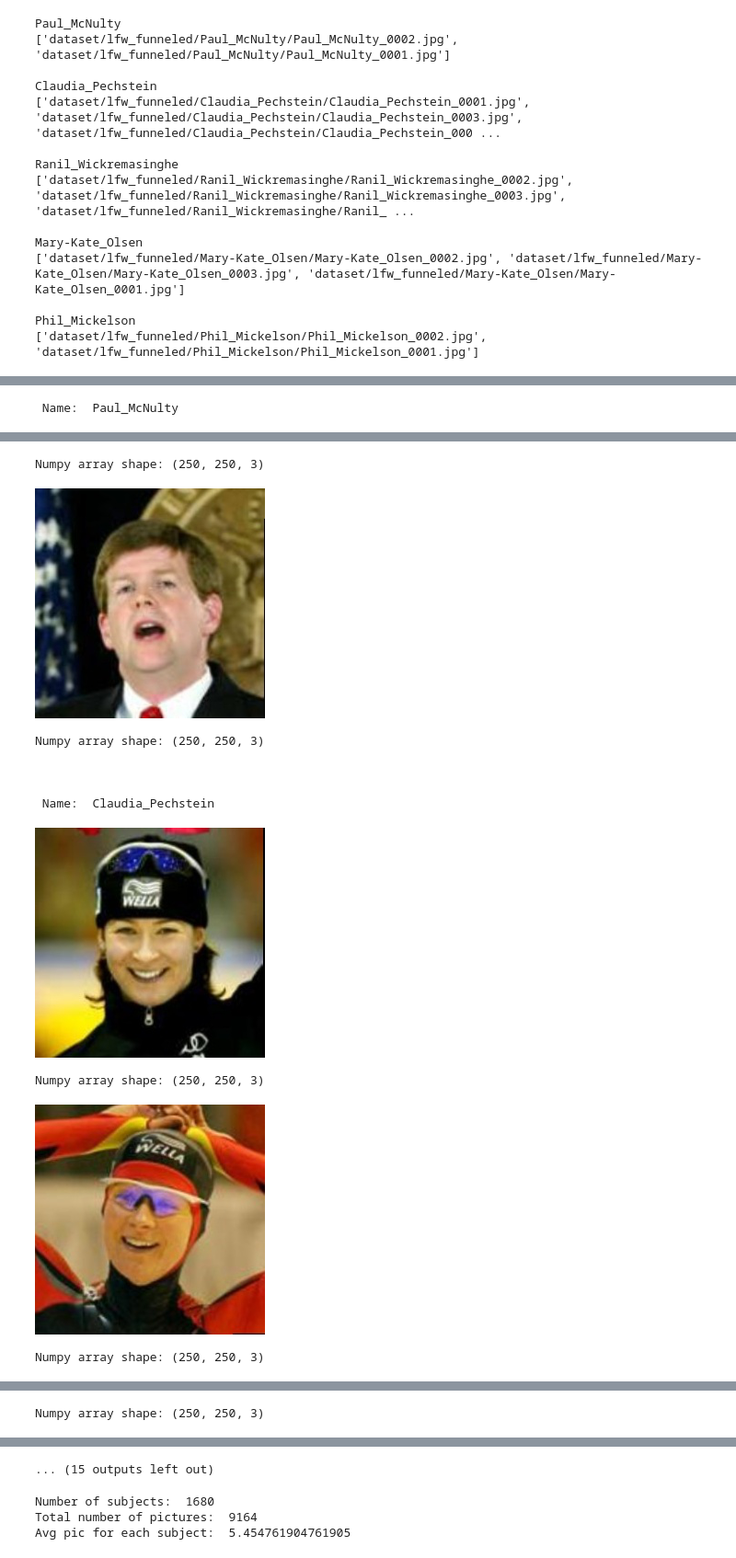
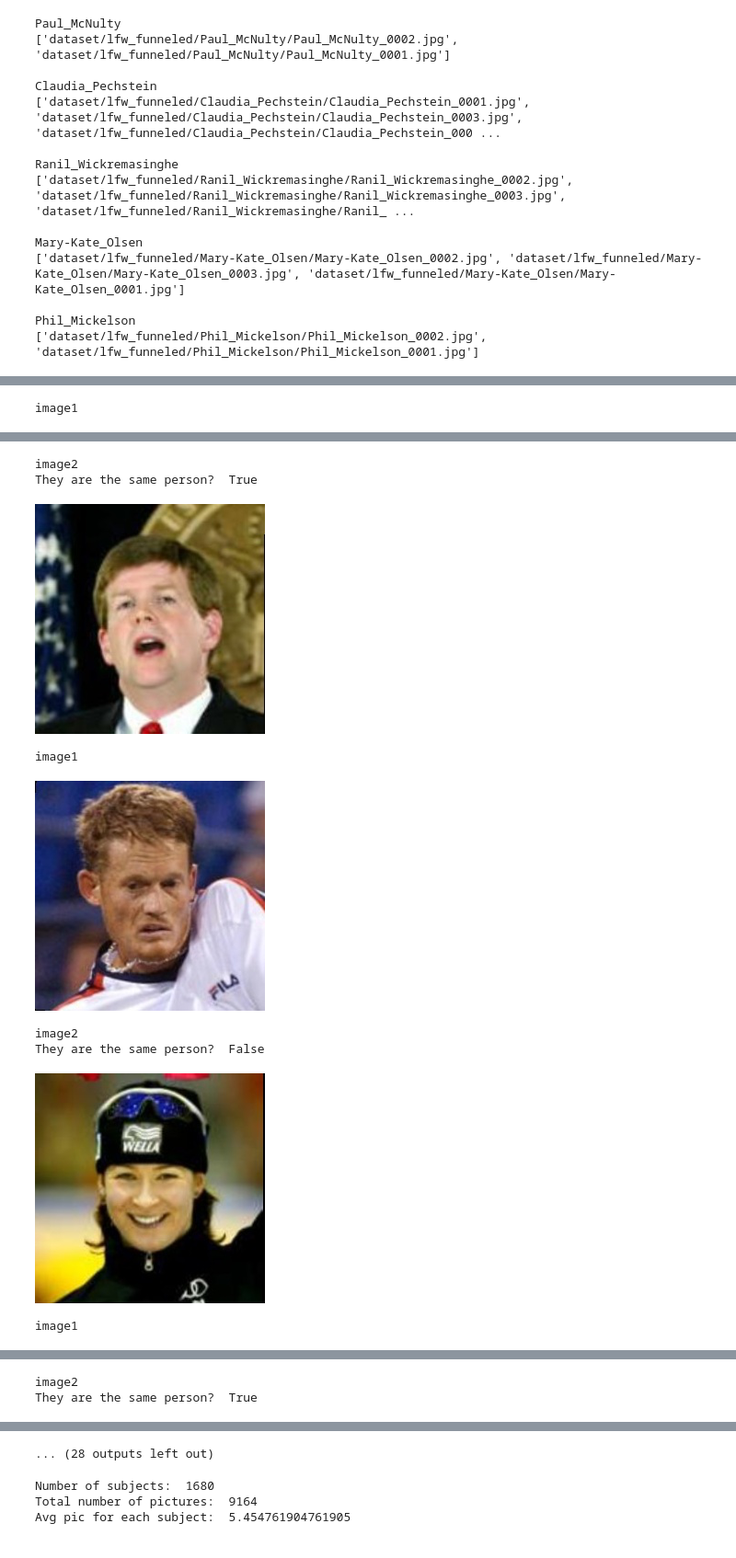
Before and after one commit to giobart/whos_that_pokemon, a Jupyter notebook: data_visualization.ipynb, the cells around one changed output, grey strips where cells are left out. Shown at 92% size. Saved outputs shown, nothing was run; the diff lists cells and outputs as text; code cells hidden in the pictures.

Commit message:
Implemented lightning compliant dataloader, fixed dataset class

```diff
--- a/data_visualization.ipynb
+++ b/data_visualization.ipynb
@@ -1,9 +1,11 @@
 # %% [markdown]
 # Exploring some data from the Dataset
 # %%
+from modules.lfw_lightning_data_module import LfwImagesDataset, LFW_DataModule
 from tools.dataset_tools import get_dataset_filename_map
 
 image_map = get_dataset_filename_map()
+dataset = LfwImagesDataset(image_map)
 # %%
 #some of element in image map
 
@@ -35,15 +37,15 @@ Phil_Mickelson
 from PIL import Image
 import numpy as np
 
-c = 0
-for key in image_map:
-    print("\n \n \n Name: ",key)
-    for pic_path in image_map[key]:
-        img=Image.open(pic_path)
-        display(img)
-        array = np.array(img)
-        print("Numpy array shape: "+str(array.shape))
-    c += 1
-    if c==4:
+c=0
+for image1,image2,label in dataset:
+    print("\n \n \n")
+    display(image1)
+    print("image1")
+    display(image2)
+    print("image2")
+    print("They are the same person? ",label)
+    c+=1
+    if c==10:
         break
 # %% [output]
@@ -50 +53 @@ for key in image_map:
- Name:  Paul_McNulty
+image1
@@ -52,11 +55,9 @@ for key in image_map:
-Numpy array shape: (250, 250, 3)
+image2
+They are the same person?  True
-[figure]
+[figure, new version]
-Numpy array shape: (250, 250, 3)
-
-
-
- Name:  Claudia_Pechstein
+image1
-[figure, old version]
+[figure, new version]
-Numpy array shape: (250, 250, 3)
+image2
+They are the same person?  False
-[figure, old version]
+[figure, new version]
-Numpy array shape: (250, 250, 3)
+image1
@@ -64 +65,2 @@ Numpy array shape: (250, 250, 3)
-Numpy array shape: (250, 250, 3)
+image2
+They are the same person?  True
@@ -66,4 +67,4 @@ Numpy array shape: (250, 250, 3)
-... (15 outputs left out)
+... (28 outputs left out)
 # %%
 #some statistics
 print("Number of subjects: ",len(image_map))
```
Also changed, not shown: parts of 3 cells of this notebook, 3 other files.
